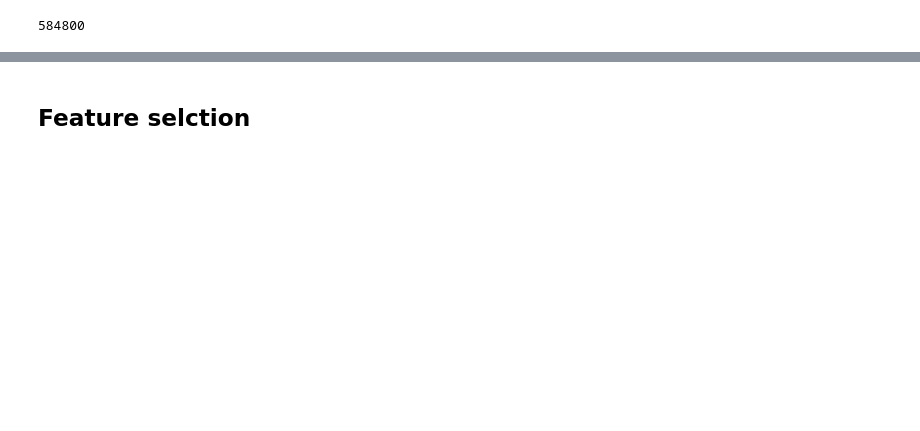
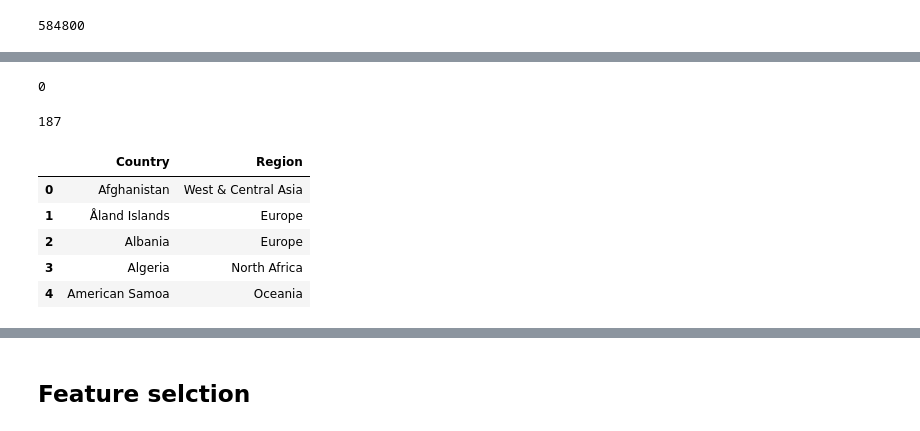
Before and after one commit to gemmaaa/lingdata, a Jupyter notebook: 3.7 Supervised learning capstone UNHCR attempt.ipynb, the cells around one changed output, grey strips where cells are left out. Saved outputs shown, nothing was run; the diff lists cells and outputs as text; code cells hidden in the pictures; blank space fills up the shorter version.

```diff
--- a/3.7 Supervised learning capstone UNHCR attempt.ipynb
+++ b/3.7 Supervised learning capstone UNHCR attempt.ipynb
@@ -486,0 +519,12 @@ asydemo.head()
+# %%
+chekcing = asydemo.isin(['*'])
+
+chekcing.sum().sum()
+# %% [output]
+0
+# %%
+list(asydemo['Country / territory of asylum/residence'].unique())
+
+asydemo['Country / territory of asylum/residence'].nunique()
+# %% [output]
+187
@@ -486,0 +533,9 @@ asydemo.head()
+# %%
+regions.head()
+# %% [output]
+|  | Country | Region |
+| 0 | Afghanistan | West & Central Asia |
+| 1 | Åland Islands | Europe |
+| 2 | Albania | Europe |
+| 3 | Algeria | North Africa |
+| 4 | American Samoa | Oceania |
```
Also changed, not shown: parts of 33 cells of this notebook.
